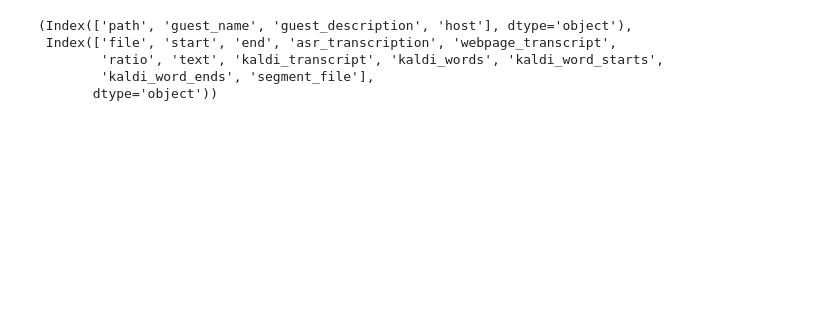
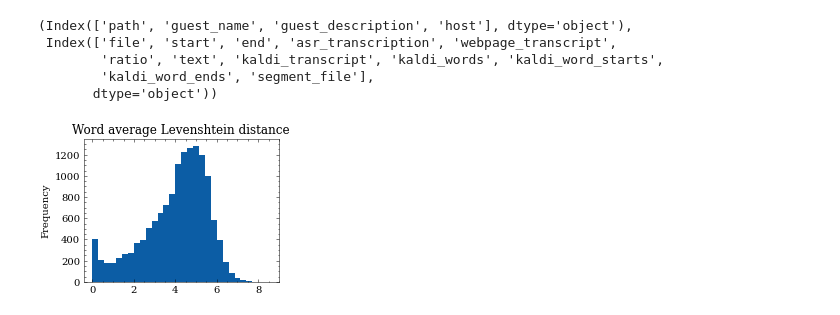
Before and after one commit to 5roop/task13, a Jupyter notebook: 018_analysis_of_aligned_dataset.ipynb, the cells around one changed output. Saved outputs shown, nothing was run; the diff lists cells and outputs as text; code cells hidden in the pictures; blank space fills up the shorter version.

Commit message:
Before running kaldi again

```diff
--- a/018_analysis_of_aligned_dataset.ipynb
+++ b/018_analysis_of_aligned_dataset.ipynb
@@ -58,11 +45,12 @@ Let's transform the string representations into something more pythonic:
 # %%
 from ast import literal_eval
+
+filtered_df.loc[:, "kaldi_transcript"] = filtered_df.kaldi_transcript.str.replace("πππ", r"<anchor_end>").str.replace("ππ", r"<anchor_start>").str.replace("<unk>", "<anchor_start>")
+filtered_df.loc[:, "kaldi_words"] = filtered_df.kaldi_words.str.replace("πππ", r"<anchor_end>").str.replace("ππ", r"<anchor_start>").str.replace("<unk>", "<anchor_start>")
 
 filtered_df.loc[:, "kaldi_words"] = filtered_df.kaldi_words.apply(literal_eval)
 filtered_df.loc[:, "kaldi_word_ends"] = filtered_df.kaldi_word_ends.apply(literal_eval)
 filtered_df.loc[:, "kaldi_word_starts"] = filtered_df.kaldi_word_starts.apply(literal_eval)
-
-filtered_df.loc[:, "kaldi_transcript"] = filtered_df.kaldi_transcript.str.replace("ππ", r"<\anchor>").str.replace("π", r"<anchor>")
 # %% [output]
 A value is trying to be set on a copy of a slice from a DataFrame.
 Try using .loc[row_indexer,col_indexer] = value instead
@@ -118,5 +88,43 @@ merged_df = pd.merge(
 )
 
 merged_df = merged_df["file start end asr_transcription kaldi_transcript guest_name guest_description host kaldi_words kaldi_word_starts kaldi_word_ends segment_file".split()]
+# %%
+from Levenshtein import distance as lev
+
+def calculate_average_distance(s1, s2):
+    s1 = s1.replace("<anchor_start>", "").replace("<anchor_end>", "")
+    s2 = s2.replace("<anchor_start>", "").replace("<anchor_end>", "")
+    distances = [lev(w1, w2) for w1, w2 in  zip(s1.split(), s2.split())]
+    from numpy import mean
+    return mean(distances)
+
+
+def calculate_similarity_ratio(s1, s2):
+    s1 = s1.replace("<anchor_start>", "").replace("<anchor_end>", "")
+    s2 = s2.replace("<anchor_start>", "").replace("<anchor_end>", "")
+    from fuzzywuzzy import fuzz
+    ratio = fuzz.ratio(s1, s2)
+    return ratio
+
+merged_df["average_distance"] = merged_df.apply(
+    lambda row: calculate_average_distance(row["asr_transcription"], row["kaldi_transcript"]),
+    axis=1
+    )
+merged_df["similarity_ratio"] = merged_df.apply(
+    lambda row: calculate_similarity_ratio(row["asr_transcription"], row["kaldi_transcript"]),
+    axis=1
+    )
 # %%
 merged_df.to_json("021_JV_segments_with_metadata.jsonl", orient="records", lines=True)
+# %%
+merged_df["asr_len"] = merged_df.asr_transcription.str.len()
+# %%
+import matplotlib.pyplot as plt
+plt.style.use(['science', 'no-latex'])
+
+
+merged_df.average_distance.plot.hist(bins=30)
+plt.title("Word average Levenshtein distance")
+plt.show()
+# %% [output]
+[figure, added]
```
Also changed, not shown: parts of 10 cells of this notebook, 3 other files.
